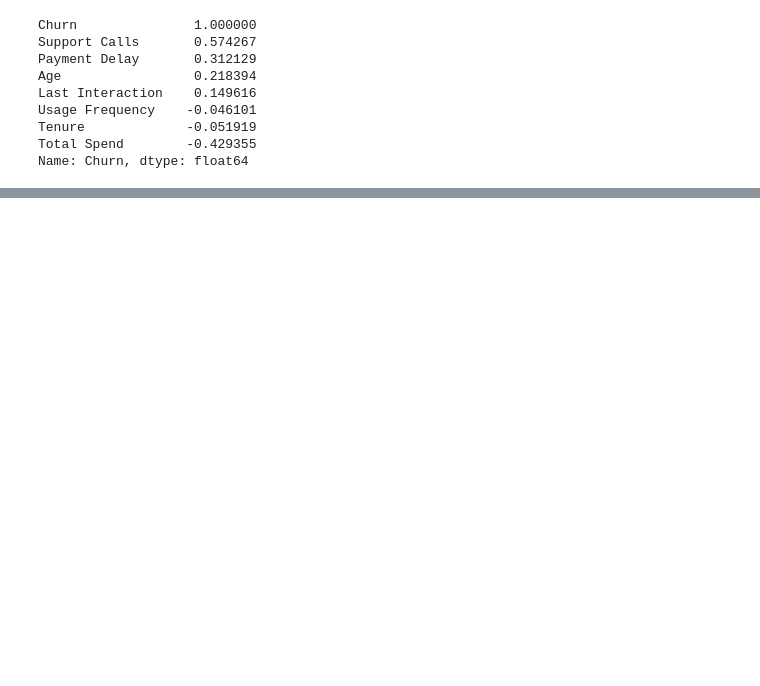
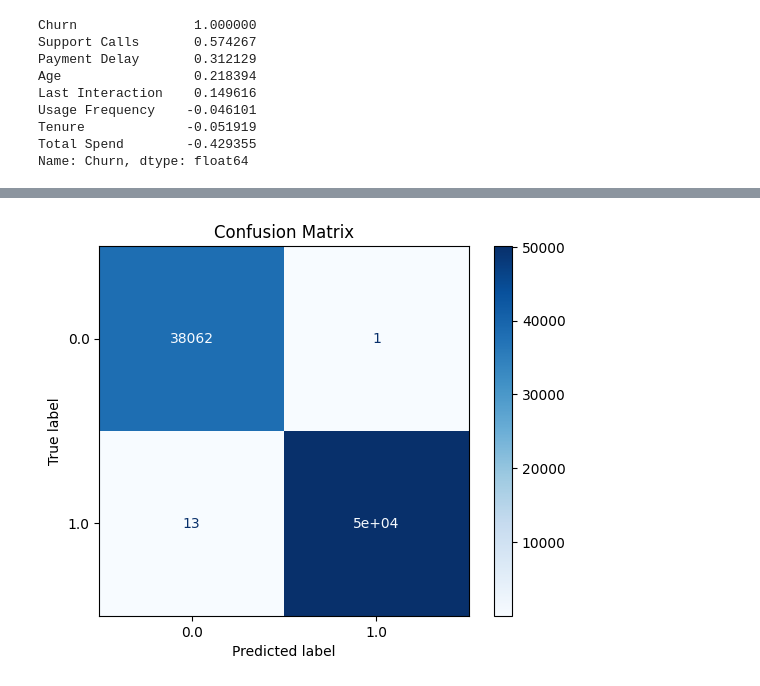
Before and after one commit to sujal-chauhan2006/ML-Projects, a Jupyter notebook: Customer_Churn_Prediction/Notebook/Customer_Churn_Prediction.ipynb, the cells around one changed output, grey strips where cells are left out. Saved outputs shown, nothing was run; the diff lists cells and outputs as text; code cells hidden in the pictures; blank space fills up the shorter version.

```diff
--- a/Customer_Churn_Prediction/Notebook/Customer_Churn_Prediction.ipynb
+++ b/Customer_Churn_Prediction/Notebook/Customer_Churn_Prediction.ipynb
@@ -458,0 +622,14 @@ Name: Churn, dtype: float64
+# %%
+from sklearn.metrics import ConfusionMatrixDisplay
+
+ConfusionMatrixDisplay.from_estimator(
+    best_model,
+    X_test,
+    y_test,
+    cmap='Blues'
+)
+
+plt.title("Confusion Matrix")
+plt.show()
+# %% [output]
+[figure, added]
```
Also changed, not shown: parts of 29 cells of this notebook.
